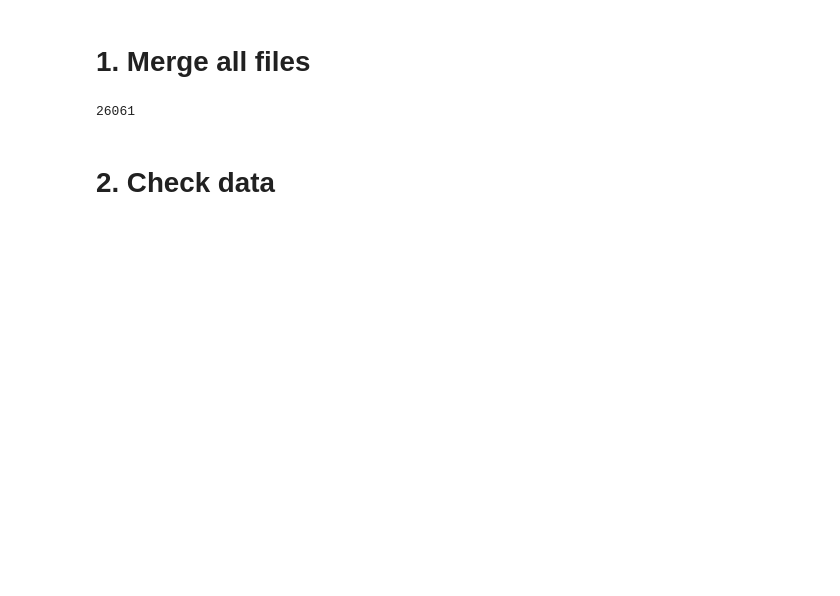
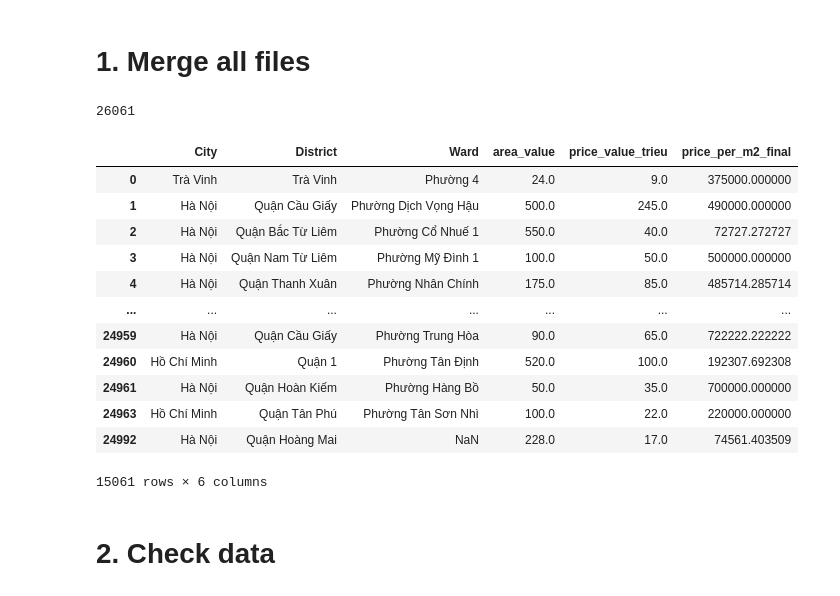
Before and after one commit to camcam2212/rental-cost-prediction, a Jupyter notebook: merge&preprocessing.ipynb, the cells around one changed output. Cells and saved outputs as stored; diff of their text form; code cells hidden in the pictures; blank space fills up the shorter version.

```diff
--- a/merge&preprocessing.ipynb
+++ b/merge&preprocessing.ipynb
@@ -38,5 +38,23 @@ for file in file_list:
 print(len(merged_df))
 # %% [output]
 26061
+# %%
+crawl = merged_df[['City','District','Ward','area_value','price_value_trieu','price_per_m2_final']].drop_duplicates()
+# %%
+crawl
+# %% [output]
+|  | City | District | Ward | area_value | price_value_trieu | price_per_m2_final |
+| 0 | Trà Vinh | Trà Vinh | Phường 4 | 24.0 | 9.0 | 375000.000000 |
+| 1 | Hà Nội | Quận Cầu Giấy | Phường Dịch Vọng Hậu | 500.0 | 245.0 | 490000.000000 |
+| 2 | Hà Nội | Quận Bắc Từ Liêm | Phường Cổ Nhuế 1 | 550.0 | 40.0 | 72727.272727 |
+| 3 | Hà Nội | Quận Nam Từ Liêm | Phường Mỹ Đình 1 | 100.0 | 50.0 | 500000.000000 |
+| 4 | Hà Nội | Quận Thanh Xuân | Phường Nhân Chính | 175.0 | 85.0 | 485714.285714 |
+| ... | ... | ... | ... | ... | ... | ... |
+| 24959 | Hà Nội | Quận Cầu Giấy | Phường Trung Hòa | 90.0 | 65.0 | 722222.222222 |
+| 24960 | Hồ Chí Minh | Quận 1 | Phường Tân Định | 520.0 | 100.0 | 192307.692308 |
+| 24961 | Hà Nội | Quận Hoàn Kiếm | Phường Hàng Bồ | 50.0 | 35.0 | 700000.000000 |
+| 24963 | Hồ Chí Minh | Quận Tân Phú | Phường Tân Sơn Nhì | 100.0 | 22.0 | 220000.000000 |
+| 24992 | Hà Nội | Quận Hoàng Mai | NaN | 228.0 | 17.0 | 74561.403509 |
+15061 rows × 6 columns
 # %%
 # merged_df = merged_df.drop_duplicates()
```
Also changed, not shown: parts of 31 cells of this notebook, 3 other files.
